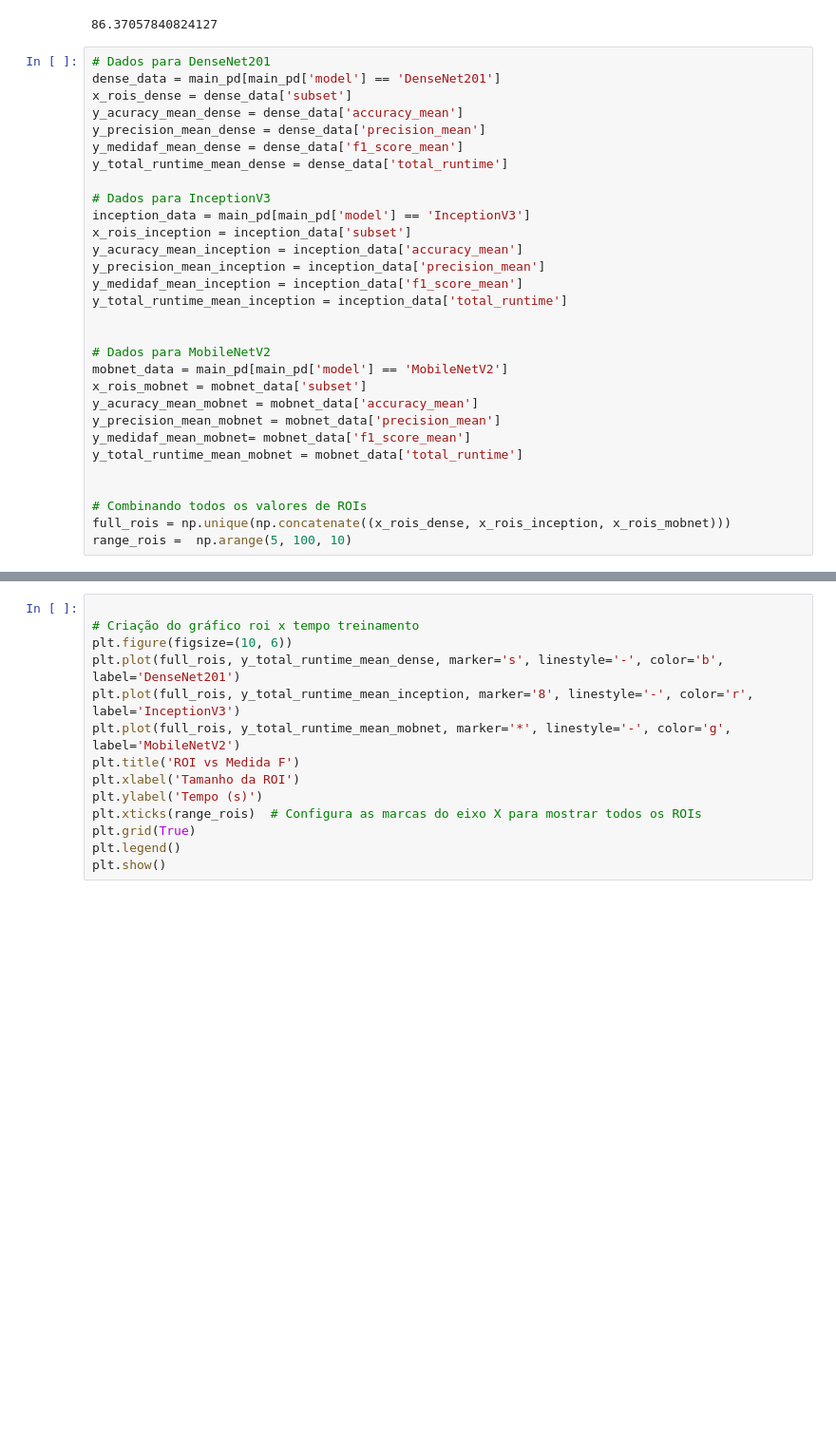
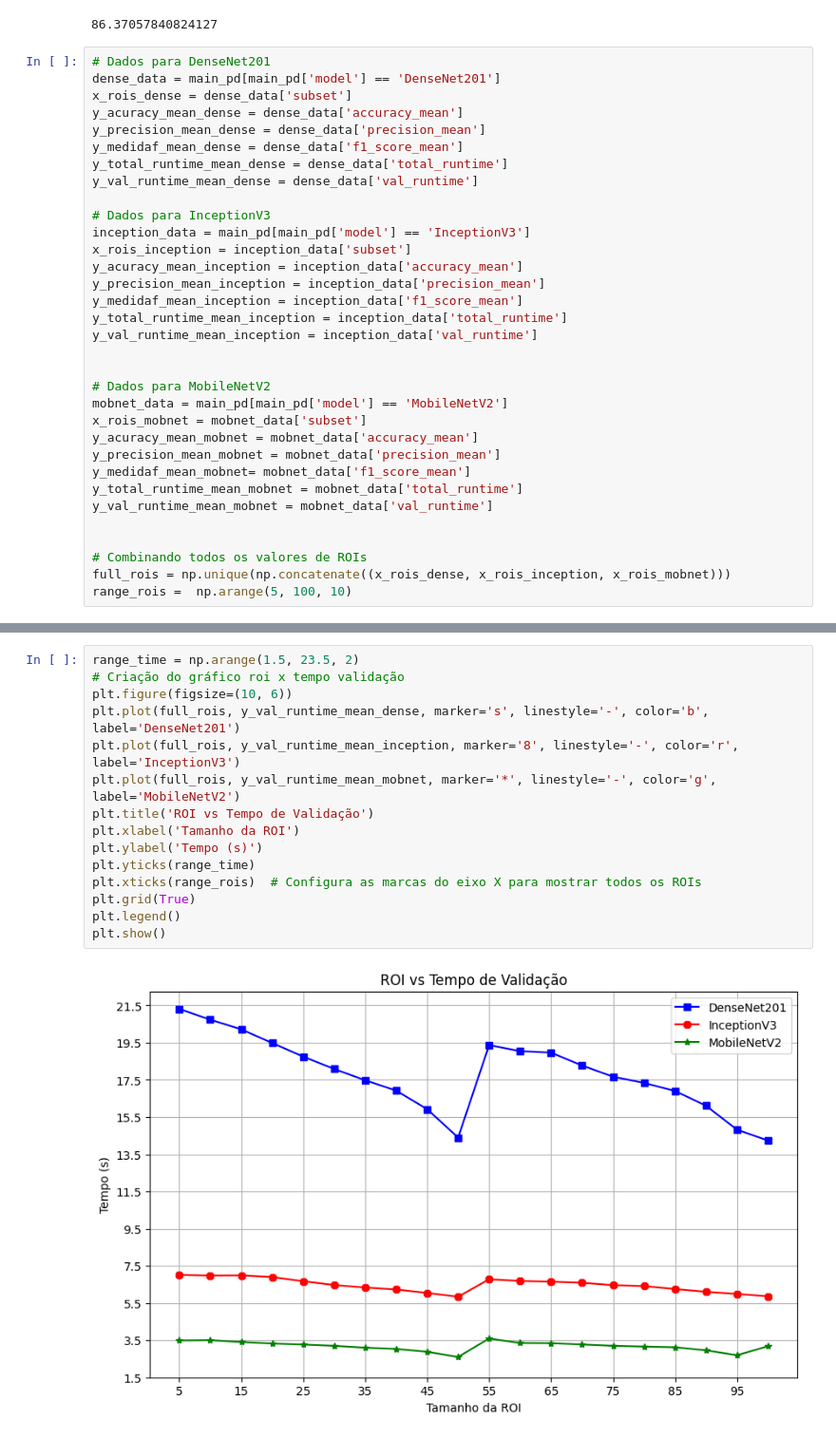
Before and after one commit to williancarddd/malaria-pibiti, a Jupyter notebook: 6_resultados/analitycs/by_train/plot.ipynb, the cells around one changed output, grey strips where cells are left out. Shown: that part at 95% size. Drawn from its saved outputs; the diff is of its cells as text; blank space fills up the shorter version.

Commit message:
some analityc data  train

```diff
--- a/6_resultados/analitycs/by_train/plot.ipynb
+++ b/6_resultados/analitycs/by_train/plot.ipynb
@@ -33,6 +33,7 @@ y_acuracy_mean_dense = dense_data['accuracy_mean']
 y_precision_mean_dense = dense_data['precision_mean']
 y_medidaf_mean_dense = dense_data['f1_score_mean']
 y_total_runtime_mean_dense = dense_data['total_runtime']
+y_val_runtime_mean_dense = dense_data['val_runtime']
 
 # Dados para InceptionV3
 inception_data = main_pd[main_pd['model'] == 'InceptionV3']
@@ -41,6 +42,7 @@ y_acuracy_mean_inception = inception_data['accuracy_mean']
 y_precision_mean_inception = inception_data['precision_mean']
 y_medidaf_mean_inception = inception_data['f1_score_mean']
 y_total_runtime_mean_inception = inception_data['total_runtime']
+y_val_runtime_mean_inception = inception_data['val_runtime']
 
 
 # Dados para MobileNetV2
@@ -50,6 +52,7 @@ y_acuracy_mean_mobnet = mobnet_data['accuracy_mean']
 y_precision_mean_mobnet = mobnet_data['precision_mean']
 y_medidaf_mean_mobnet= mobnet_data['f1_score_mean']
 y_total_runtime_mean_mobnet = mobnet_data['total_runtime']
+y_val_runtime_mean_mobnet = mobnet_data['val_runtime']
 
 
 # Combinando todos os valores de ROIs
@@ -122,16 +125,19 @@ plt.show()
 # %% [output]
 [figure]
 # %%
-
-# Criação do gráfico roi x tempo treinamento
+range_time = np.arange(1.5, 23.5, 2)
+# Criação do gráfico roi x tempo validação
 plt.figure(figsize=(10, 6))
-plt.plot(full_rois, y_total_runtime_mean_dense, marker='s', linestyle='-', color='b', label='DenseNet201')
-plt.plot(full_rois, y_total_runtime_mean_inception, marker='8', linestyle='-', color='r', label='InceptionV3')
-plt.plot(full_rois, y_total_runtime_mean_mobnet, marker='*', linestyle='-', color='g', label='MobileNetV2')
-plt.title('ROI vs Medida F')
+plt.plot(full_rois, y_val_runtime_mean_dense, marker='s', linestyle='-', color='b', label='DenseNet201')
+plt.plot(full_rois, y_val_runtime_mean_inception, marker='8', linestyle='-', color='r', label='InceptionV3')
+plt.plot(full_rois, y_val_runtime_mean_mobnet, marker='*', linestyle='-', color='g', label='MobileNetV2')
+plt.title('ROI vs Tempo de Validação')
 plt.xlabel('Tamanho da ROI')
 plt.ylabel('Tempo (s)')
+plt.yticks(range_time)
 plt.xticks(range_rois)  # Configura as marcas do eixo X para mostrar todos os ROIs
 plt.grid(True)
 plt.legend()
 plt.show()
+# %% [output]
+[figure, added]
```
Also changed, not shown: parts of 1 cell of this notebook.
